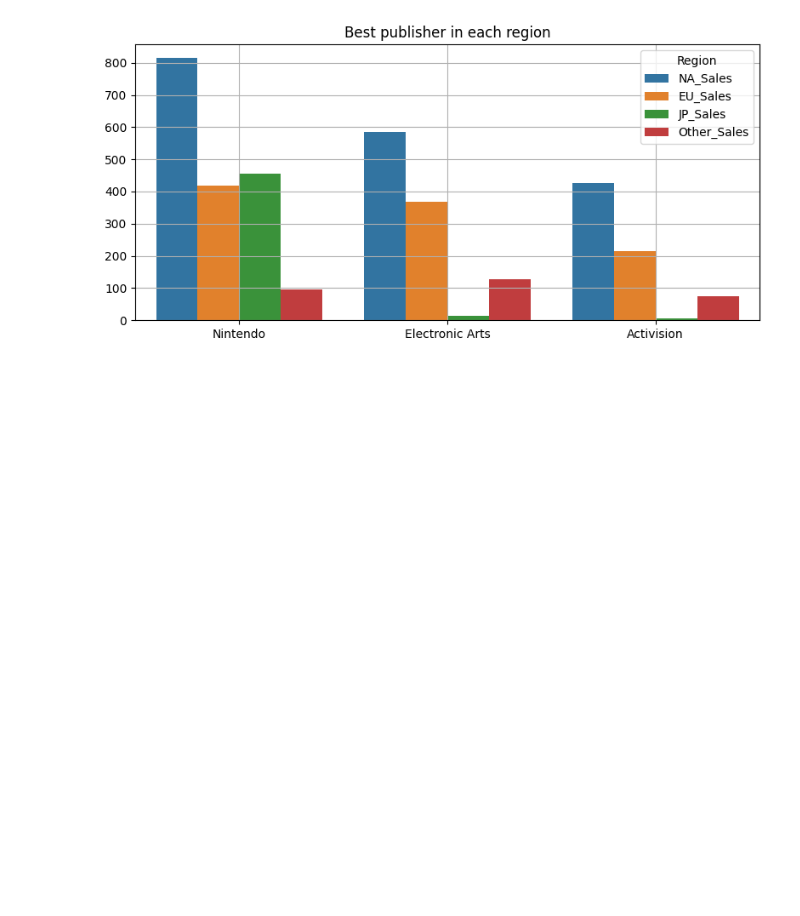
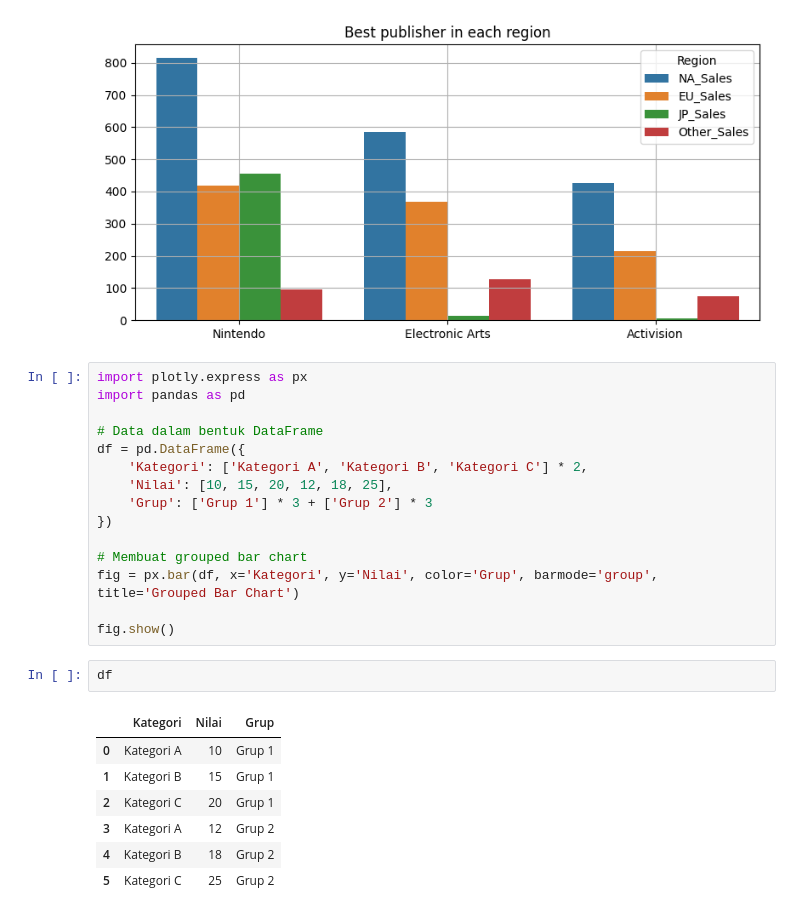
Before and after one commit to kusin/dashboard-streamlit, a Jupyter notebook: streamlit-video-games/home.ipynb, the cells around one changed output. Drawn from its saved outputs; the diff is of its cells as text; blank space fills up the shorter version.

```diff
--- a/streamlit-video-games/home.ipynb
+++ b/streamlit-video-games/home.ipynb
@@ -169,3 +169,28 @@ df_publisher = unpivot_sales("Publisher", df_publisher)
 barplot(dataset=df_publisher, x="Publisher", y="Sales", hue="Region", title="Best publisher in each region")
 # %% [output]
 [figure]
+# %%
+import plotly.express as px
+import pandas as pd
+
+# Data dalam bentuk DataFrame
+df = pd.DataFrame({
+    'Kategori': ['Kategori A', 'Kategori B', 'Kategori C'] * 2,
+    'Nilai': [10, 15, 20, 12, 18, 25],
+    'Grup': ['Grup 1'] * 3 + ['Grup 2'] * 3
+})
+
+# Membuat grouped bar chart
+fig = px.bar(df, x='Kategori', y='Nilai', color='Grup', barmode='group', title='Grouped Bar Chart')
+
+fig.show()
+# %%
+df
+# %% [output]
+|  | Kategori | Nilai | Grup |
+| 0 | Kategori A | 10 | Grup 1 |
+| 1 | Kategori B | 15 | Grup 1 |
+| 2 | Kategori C | 20 | Grup 1 |
+| 3 | Kategori A | 12 | Grup 2 |
+| 4 | Kategori B | 18 | Grup 2 |
+| 5 | Kategori C | 25 | Grup 2 |
```
Also changed, not shown: 4 other files.
